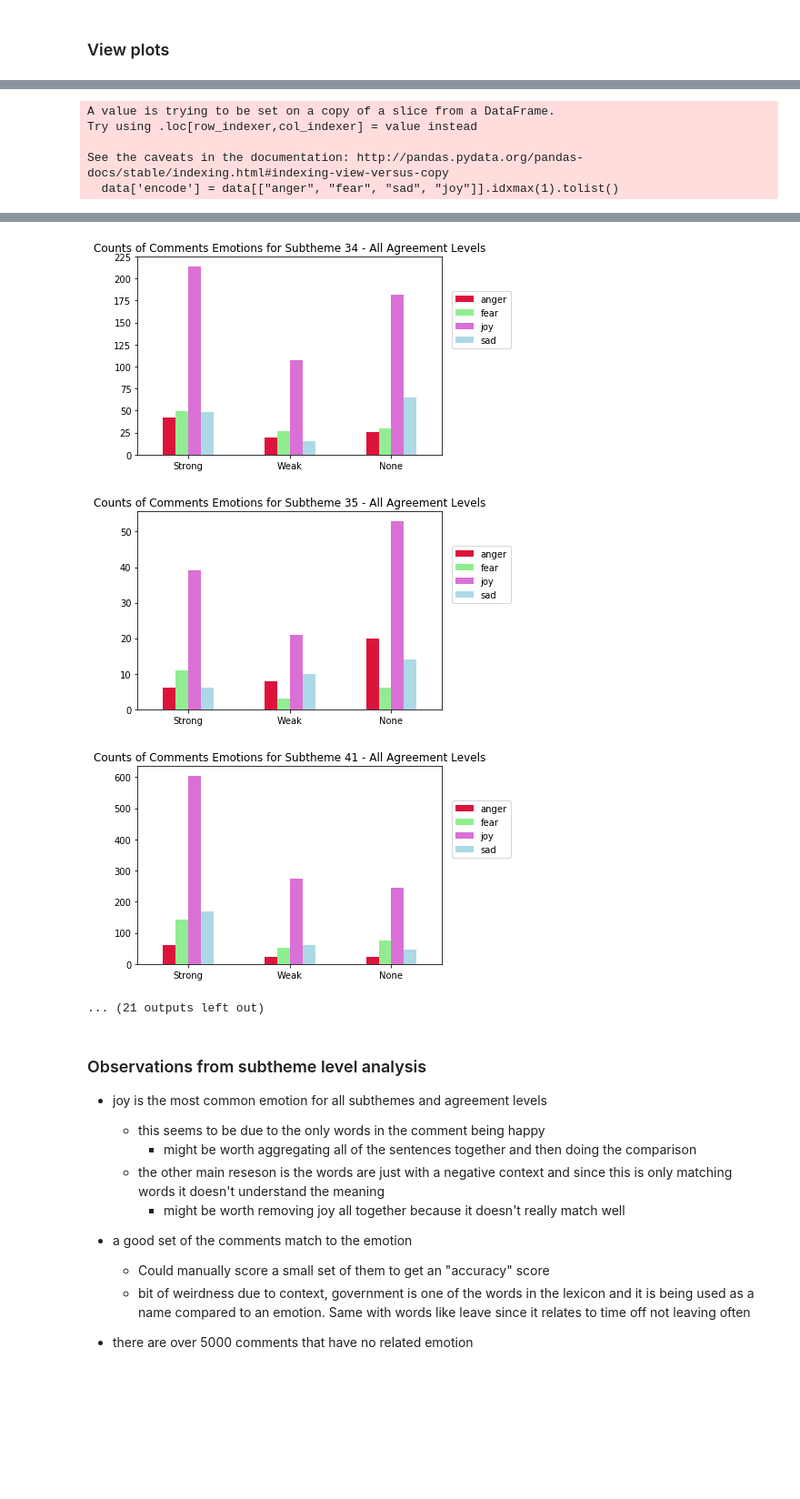
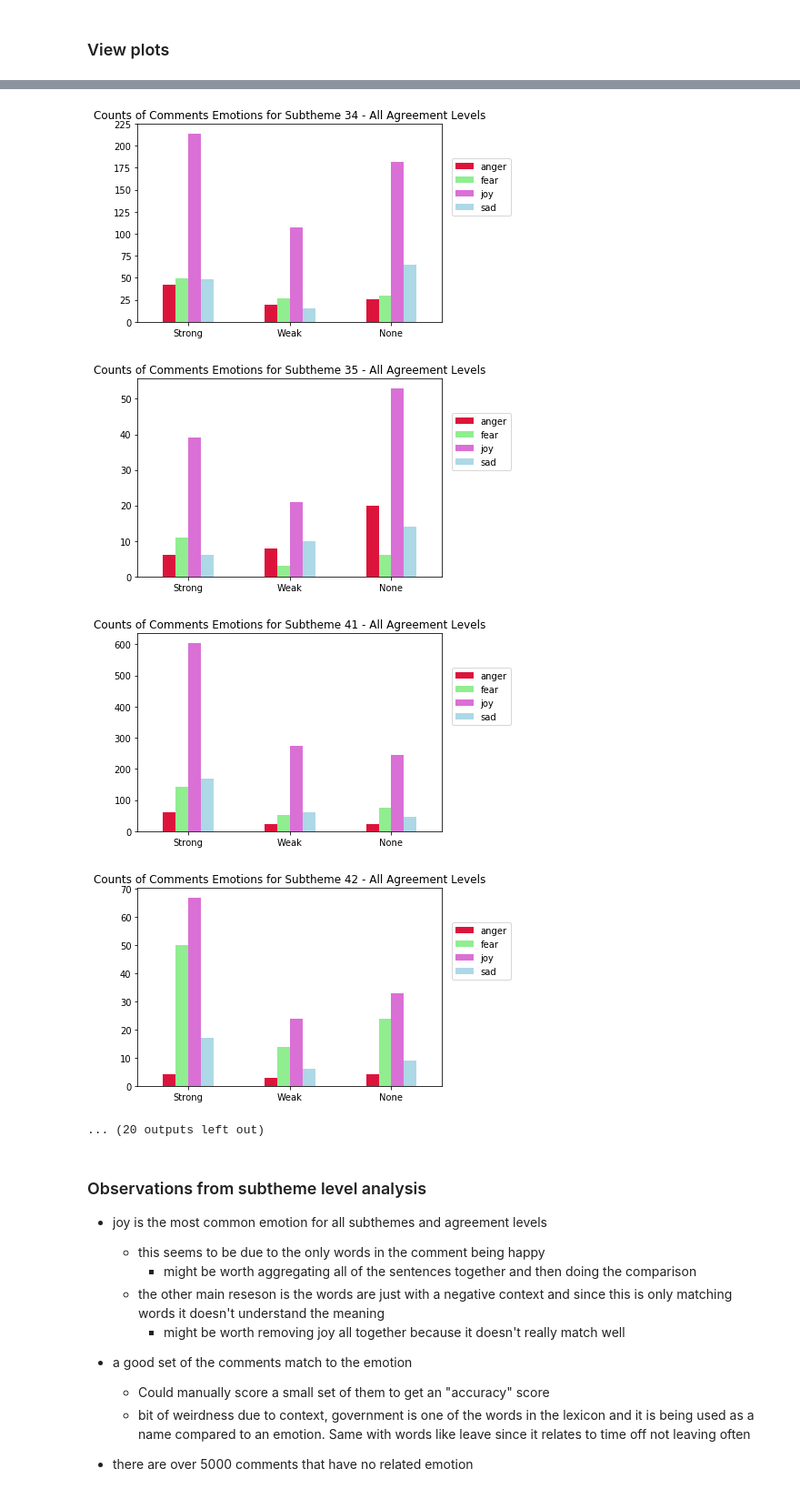
Before and after one commit to Jamienie/mds_capstone_bcstats, a Jupyter notebook: notebooks/ap_emotion_analysis_qual_to_quant.ipynb, the cells around one changed output, grey strips where cells are left out. Shown at 91% size. Cells and saved outputs as stored; diff of their text form; code cells hidden in the pictures; blank space fills up the shorter version.

```diff
--- a/notebooks/ap_emotion_analysis_qual_to_quant.ipynb
+++ b/notebooks/ap_emotion_analysis_qual_to_quant.ipynb
@@ -134,26 +105,21 @@ See the caveats in the documentation: http://pandas.pydata.org/pandas-docs/stabl
 # %%
 codes = np.sort(df['code'].unique())
-
 for i in codes:
-    plot_data(i, "all", df)
+    src.emotion_analysis.plot_data("subtheme", i, "all", df)
 # %% [output]
-A value is trying to be set on a copy of a slice from a DataFrame.
-Try using .loc[row_indexer,col_indexer] = value instead
-
-See the caveats in the documentation: http://pandas.pydata.org/pandas-docs/stable/indexing.html#indexing-view-versus-copy
-  data['encode'] = data[["anger", "fear", "sad", "joy"]].idxmax(1).tolist()
 [figure]
 [figure]
 [figure]
 [figure]
 [figure]
 [figure]
 [figure]
 [figure]
 [figure]
 [figure]
 [figure]
-... (21 outputs left out)
+[figure, added]
+... (20 outputs left out)
 # %% [markdown]
 ### Observations from subtheme level analysis
 
```
Also changed, not shown: parts of 17 cells of this notebook, 1 other file.
